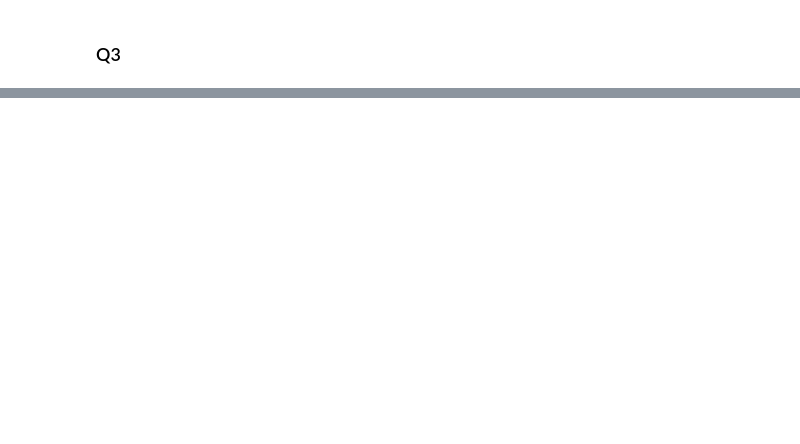
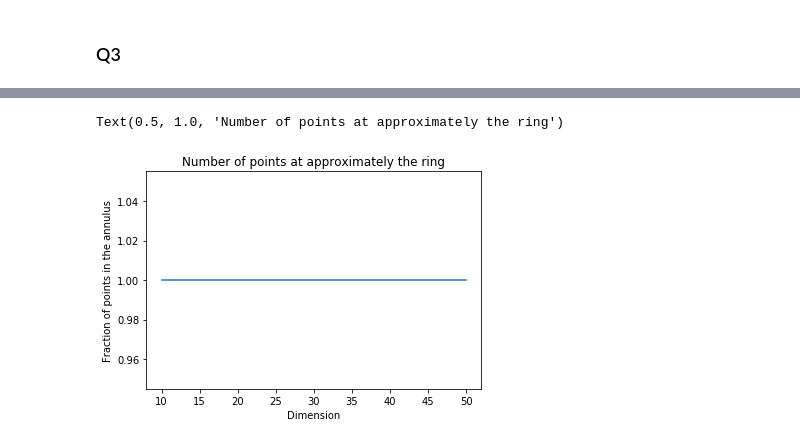
Before and after one commit to sdeepaknarayanan/Data-Science, a Jupyter notebook: Homework 1/16110142_HW1_Q3.ipynb, the cells around one changed output, grey strips where cells are left out. Saved outputs shown, nothing was run; the diff lists cells and outputs as text; code cells hidden in the pictures; blank space fills up the shorter version.

```diff
--- a/Homework 1/16110142_HW1_Q3.ipynb
+++ b/Homework 1/16110142_HW1_Q3.ipynb
@@ -15,7 +6,20 @@ for i in range(len(samples)):
 # %%
-lower_bound = np.sqrt(d)-2*d**(0.25)
-upper_bound = np.sqrt(d)+2*d**(0.25)
-count = 0
-for i in range(len(distance)):
-    if distance[i]>=lower_bound and distance[i]<=upper_bound:
-        count+=1
+frac = {}
+for d in range(10,1010,10):
+#     print(d)
+    mean = np.array([0 for i in range(d)])
+    cov = np.eye(d)
+    samples = np.random.multivariate_normal(mean, cov, 100000)
+    distance = np.zeros(len(samples))
+    for i in range(len(samples)):
+        distance[i] = np.linalg.norm(samples[i])
+
+    lower_bound = np.sqrt(d)-2*d**(0.25)
+    upper_bound = np.sqrt(d)+2*d**(0.25)
+#     print(lower_bound, upper_bound)
+    count = 0
+    for i in range(len(distance)):
+        if distance[i]>=lower_bound and distance[i]<=upper_bound:
+            count+=1
+    frac[d] = count/len(samples)
+#     print(frac[d])
@@ -22,16 +43,0 @@ for i in range(len(distance)):
-# %%
-frac = {}
-for d in range(10,1010,10):
-    mean = np.array([0 for i in range(d)])
-    cov = np.eye(d)
-    samples = np.random.multivariate_normal(mean, cov, 1000000)
-    distance = np.zeros(len(samples))
-    for i in range(len(samples)):
-        distance[i] = np.linalg.norm(samples[i])
-    lower_bound = np.sqrt(d)-2*d**(0.25)
-    upper_bound = np.sqrt(d)+2*d**(0.25)
-    count = 0
-    for i in range(len(distance)):
-        if distance[i]>=lower_bound and distance[i]<=upper_bound:
-            count+=1
-    frac[d] = count/len(samples)
@@ -38,5 +46,8 @@ for d in range(10,1010,10):
 # %%
-plt.plot([d for d in range(10,1010,10)],frac[d])
+plt.plot([d for d in frac.keys()][:5],list(frac.values())[:5])
 plt.xlabel('Dimension')
 plt.ylabel('Fraction of points in the annulus')
-plt.title('Number of points at approximately ')
+plt.title('Number of points at approximately the ring')
+# %% [output]
+Text(0.5, 1.0, 'Number of points at approximately the ring')
+[figure, added]
```
Also changed, not shown: parts of 5 cells of this notebook, 1 other file.
